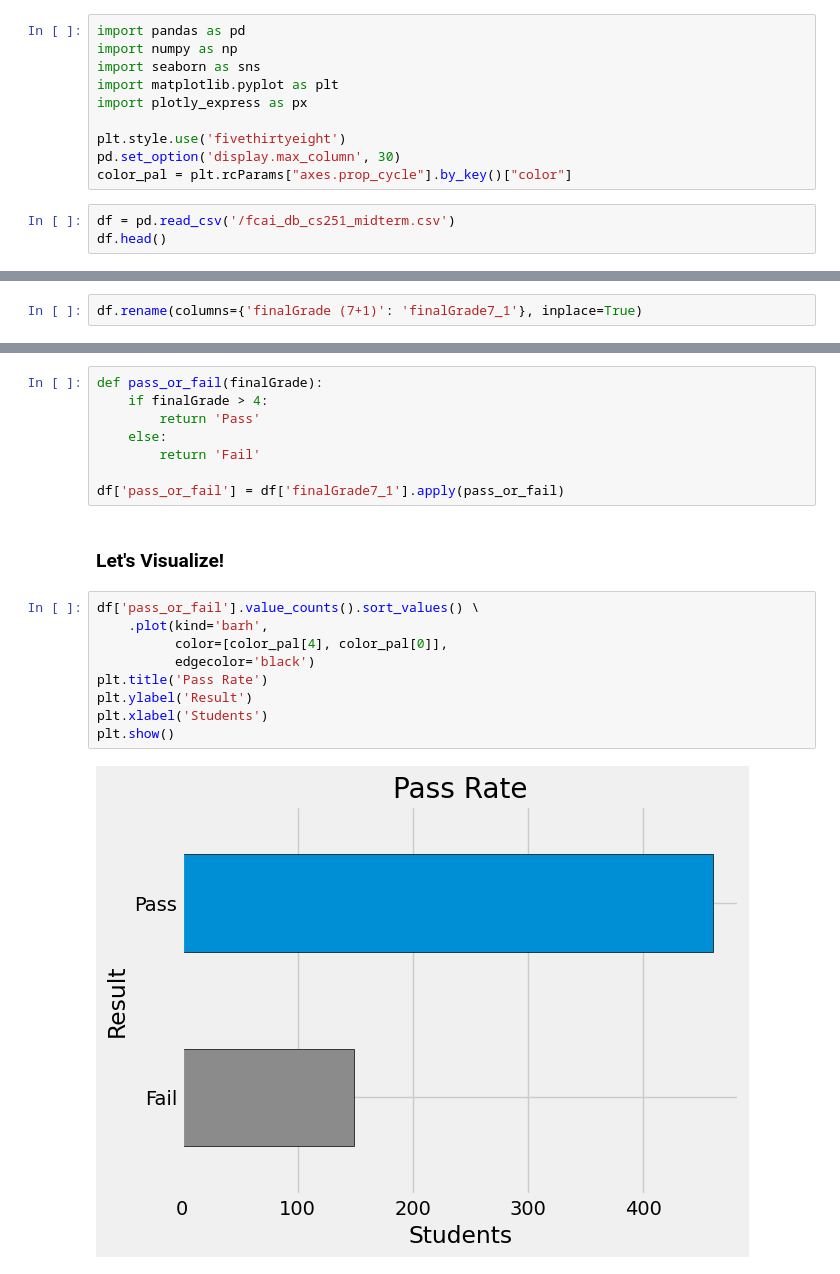
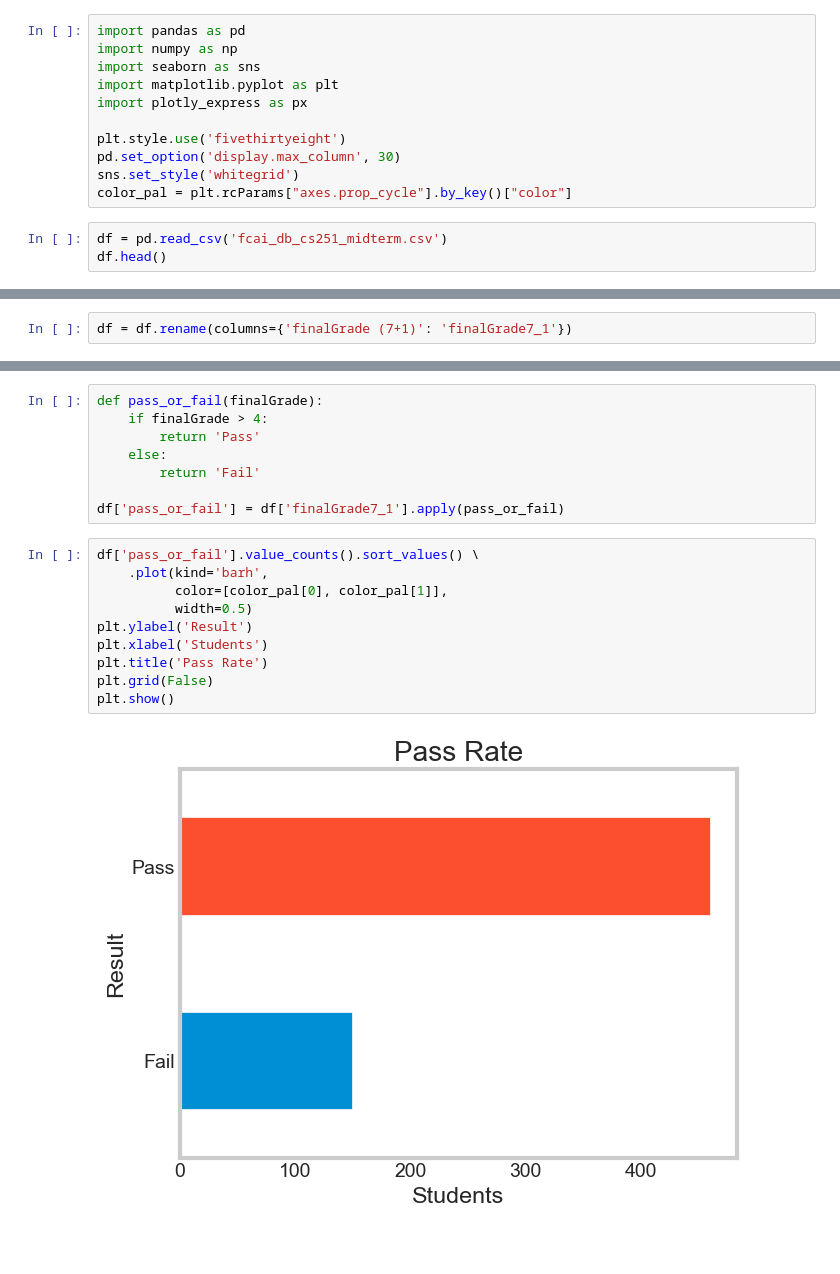
Before and after one commit to mu57f4/software_midterm_data_analysis, a Jupyter notebook: virtual_analysis.ipynb, the cells around one changed output, grey strips where cells are left out. Saved outputs shown, nothing was run; the diff lists cells and outputs as text; blank space fills up the shorter version.

```diff
--- a/virtual_analysis.ipynb
+++ b/virtual_analysis.ipynb
@@ -7,9 +7,10 @@ import plotly_express as px
 
 plt.style.use('fivethirtyeight')
 pd.set_option('display.max_column', 30)
+sns.set_style('whitegrid')
 color_pal = plt.rcParams["axes.prop_cycle"].by_key()["color"]
 # %%
-df = pd.read_csv('/fcai_db_cs251_midterm.csv')
+df = pd.read_csv('fcai_db_cs251_midterm.csv')
 df.head()
 # %% [output]
 |  | Stud_ID | MCQ1 | MCQ2 | MCQ3 | MCQ4 | MCQ5 | MCQ6 | MCQ7 | MCQ8 | MCQ9 | MCQ10 | ... |
@@ -19,4 +20,4 @@ df.head()
 | 3 | 20180129 | D | E | E | E | D | D | A | E | C | D | ... |
 | 4 | 20180467 | D | E | D | E | D | A | C | A | A | C | ... |
 # %%
-df.rename(columns={'finalGrade (7+1)': 'finalGrade7_1'}, inplace=True)
+df = df.rename(columns={'finalGrade (7+1)': 'finalGrade7_1'})
@@ -77,16 +102,15 @@ def pass_or_fail(finalGrade):
         return 'Fail'
 
 df['pass_or_fail'] = df['finalGrade7_1'].apply(pass_or_fail)
-# %% [markdown]
-### Let's Visualize!
 # %%
 df['pass_or_fail'].value_counts().sort_values() \
     .plot(kind='barh',
-          color=[color_pal[4], color_pal[0]],
-          edgecolor='black')
-plt.title('Pass Rate')
+          color=[color_pal[0], color_pal[1]],
+          width=0.5)
 plt.ylabel('Result')
 plt.xlabel('Students')
+plt.title('Pass Rate')
+plt.grid(False)
 plt.show()
 # %% [output]
-[figure, old version]
+[figure, new version]
```
Also changed, not shown: parts of 18 cells of this notebook.
